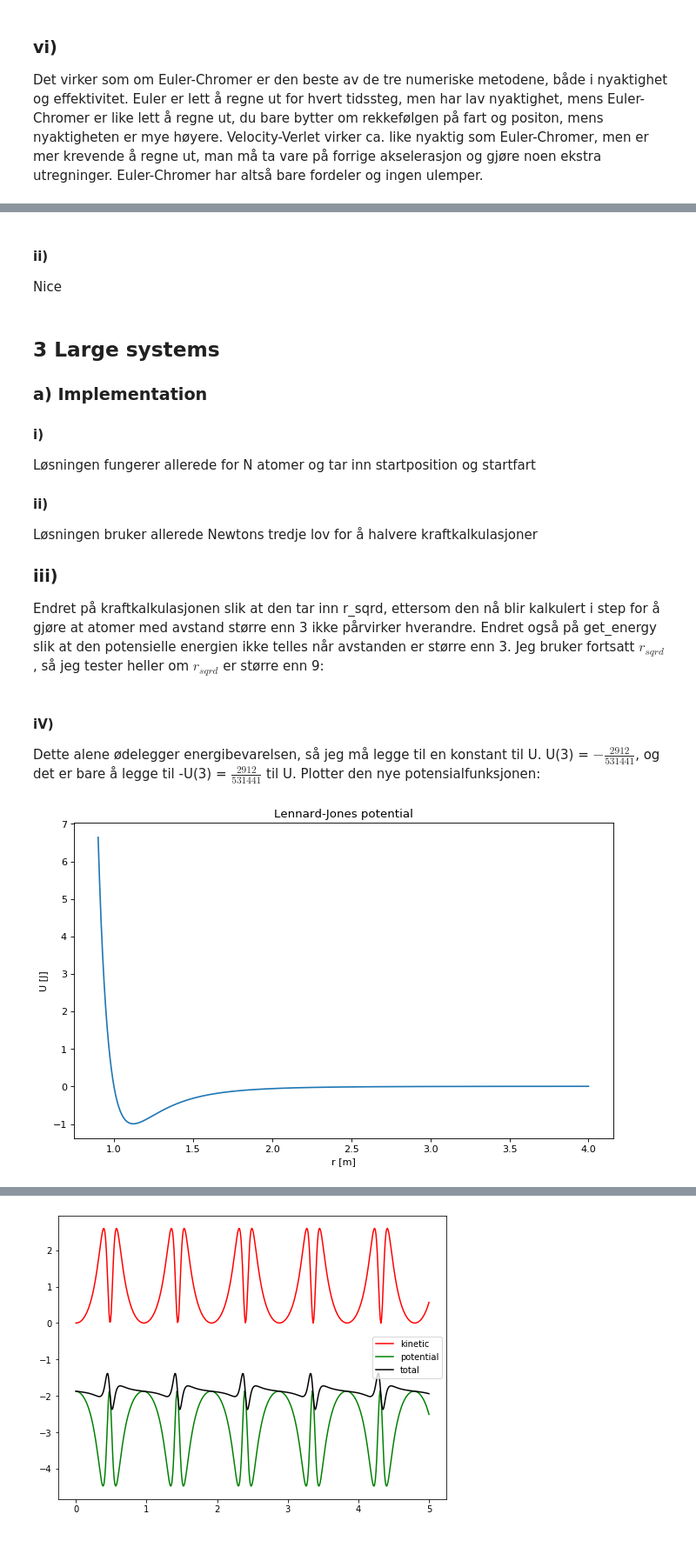
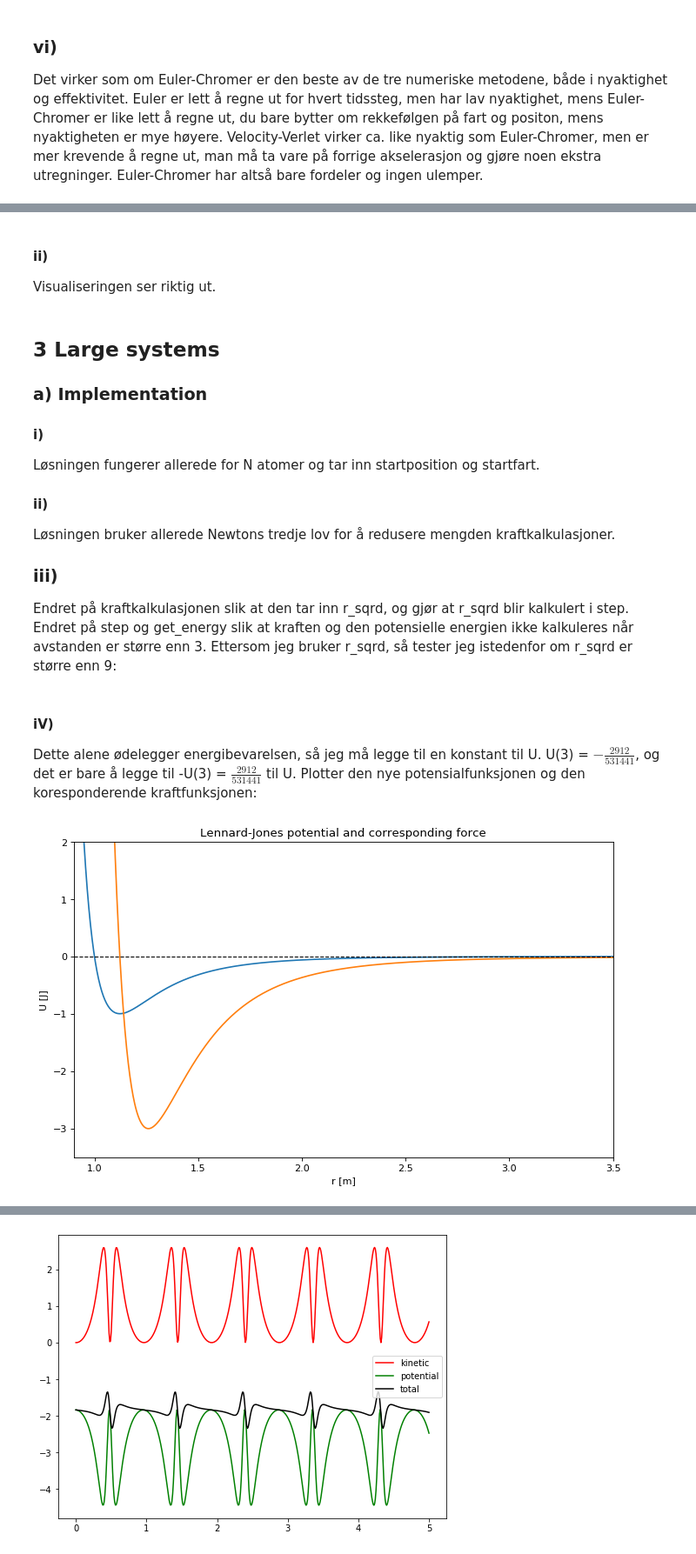
Before and after one commit to Benito1001/MolDyn, a Jupyter notebook: MolDyn.ipynb, the cells around one changed output, grey strips where cells are left out. Shown at 87% size. Saved outputs shown, nothing was run; the diff lists cells and outputs as text; code cells hidden in the pictures.

```diff
--- a/MolDyn.ipynb
+++ b/MolDyn.ipynb
@@ -586,7 +591,7 @@ def simulate(atoms, dt, t_max, update_func, filename):
-# %% [markdown]
-#### ii)
-
-Nice
+# %% [markdown]
+#### ii)
+
+Visualiseringen ser riktig ut.
 # %% [markdown]
 ## 3 Large systems
 
@@ -594,15 +599,15 @@ Nice
 
 #### i)
 
-Løsningen fungerer allerede for N atomer og tar inn startposition og startfart
+Løsningen fungerer allerede for N atomer og tar inn startposition og startfart.
 
 #### ii)
 
-Løsningen bruker allerede Newtons tredje lov for å halvere kraftkalkulasjoner
+Løsningen bruker allerede Newtons tredje lov for å redusere mengden kraftkalkulasjoner.
 
 ### iii)
 
-Endret på kraftkalkulasjonen slik at den tar inn r_sqrd, ettersom den nå blir kalkulert i step for å gjøre at atomer med avstand større enn 3 ikke pårvirker hverandre. Endret også på get_energy slik at den potensielle energien ikke telles når avstanden er større enn 3. Jeg bruker fortsatt $r_{sqrd}$, så jeg tester heller om $r_{sqrd}$ er større enn 9:
+Endret på kraftkalkulasjonen slik at den tar inn r_sqrd, og gjør at r_sqrd blir kalkulert i step. Endret på step og get_energy slik at kraften og den potensielle energien ikke kalkuleres når avstanden er større enn 3. Ettersom jeg bruker r_sqrd, så tester jeg istedenfor om r_sqrd er større enn 9:
 # %%
 def get_energy(atoms):
 	# Calculate potential energy:
@@ -656,22 +661,29 @@ def step(atoms, dt, update_func, datafile):
 # %% [markdown]
 #### iV)
 
-Dette alene ødelegger energibevarelsen, så jeg må legge til en konstant til U. U(3) = $-\frac{2912}{531441}$, og det er bare å legge til -U(3) = $\frac{2912}{531441}$ til U. Plotter den nye potensialfunksjonen:
+Dette alene ødelegger energibevarelsen, så jeg må legge til en konstant til U. U(3) = $-\frac{2912}{531441}$, og det er bare å legge til -U(3) = $\frac{2912}{531441}$ til U. Plotter den nye potensialfunksjonen og den koresponderende kraftfunksjonen:
 # %%
 def U(r):
     return 4*(r**-12 - r**-6) + 2912/531441
 
-r_ray = np.linspace(0.9, 4, 1000)
+def F(r):
+    return 24*(2*r**-12 - r**-6)
+
+r_ray = np.linspace(0.9, 3.5, 1000)
 U_ray = U(r_ray)
+F_ray = F(r_ray)
 
 plt.figure(figsize=(10, 6), dpi=80)
 plt.plot(r_ray, U_ray)
-plt.title("Lennard-Jones potential")
+plt.plot(r_ray, F_ray)
+plt.plot([r_ray[0], r_ray[-1]], [0, 0], "k--", linewidth=1)
+plt.axis([r_ray[0], r_ray[-1], -3.5, 2])
+plt.title("Lennard-Jones potential and corresponding force")
 plt.xlabel("r [m]")
 plt.ylabel("U [J]")
 plt.show()
 
 def U(r_sqrd):
-	return 4*(r_sqrd**-6 - r_sqrd**-3)
+	return 4*(r_sqrd**-6 - r_sqrd**-3) + 2912/531441
 # %% [output]
-[figure, old version]
+[figure, new version]
```
Also changed, not shown: parts of 58 cells of this notebook, 7 other files.
